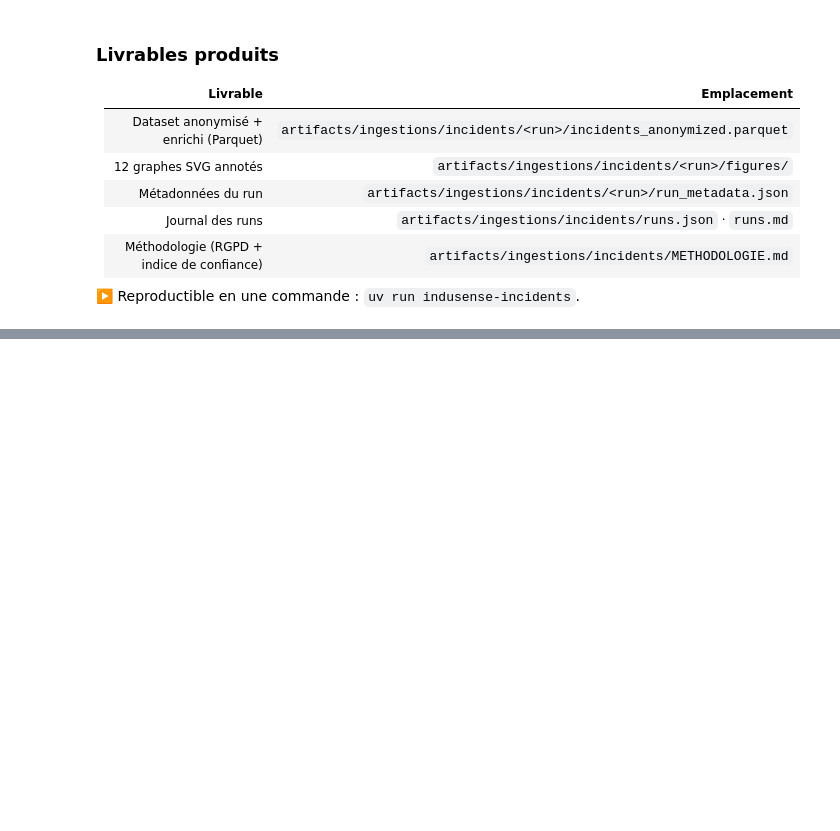
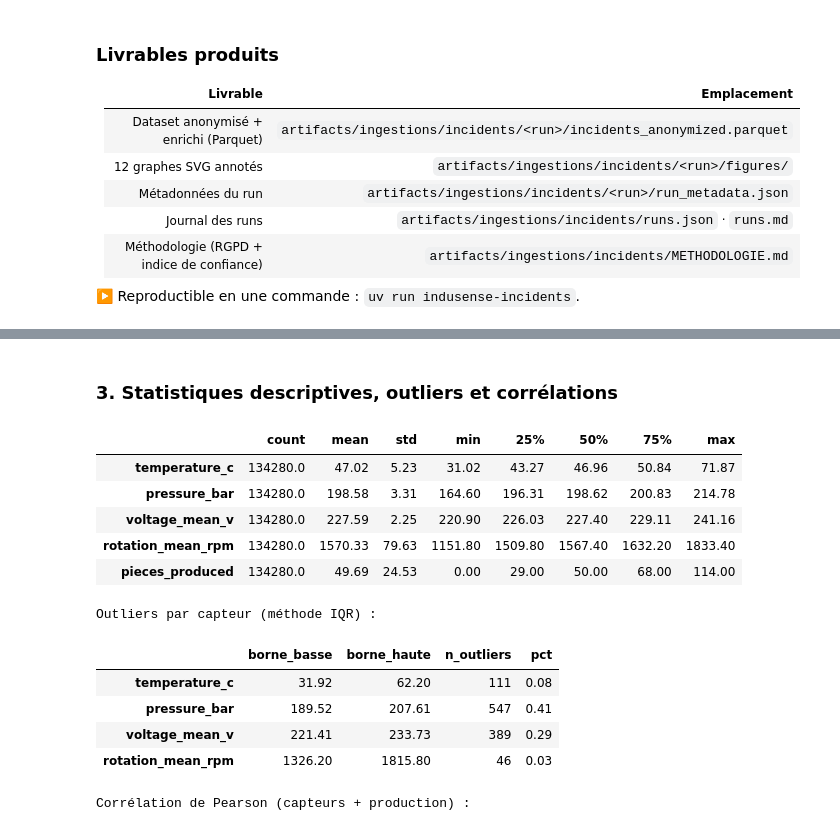
Before and after one commit to palauzet/AELION_Concevoir_Et_Implementer_Solution_IA, a Jupyter notebook: notebooks/01_enquete_donnees.ipynb, the cells around one changed output, grey strips where cells are left out. Drawn from its saved outputs; the diff is of its cells as text; code cells hidden in the pictures; blank space fills up the shorter version.

```diff
--- a/notebooks/01_enquete_donnees.ipynb
+++ b/notebooks/01_enquete_donnees.ipynb
@@ -347,0 +361,12 @@ Chi2 machine x type : chi2=105 (dof=112)  p=0.67  V de Cramer=0.000  (cellules e
+# %%
+from indusense.data import telemetry_analyze as tel_an
+
+meta_tel = tel_an.run_analysis()
+print(f"Run {meta_tel['run_id']}")
+print(
+    f"  lignes={meta_tel['n_lignes']} machines={meta_tel['machines_uniques']}"
+    f"  doublons_retires={meta_tel['n_doublons_supprimes']} NaN={meta_tel['n_nan_total']}"
+    f"  outliers={meta_tel['n_outliers_total']}"
+)
+print(f"  anonymisation requise : {meta_tel['anonymisation_requise']}")
+print(f"  periode : {meta_tel['periode_debut']} -> {meta_tel['periode_fin']}")
@@ -347,0 +401,24 @@ Chi2 machine x type : chi2=105 (dof=112)  p=0.67  V de Cramer=0.000  (cellules e
+# %% [markdown]
+### 3. Statistiques descriptives, outliers et corrélations
+# %%
+df_tel = tel_an.enrich(tel_an.deduplicate(tel_an.load_telemetry_raw())[0])
+stats = tel_an.descriptive_stats(df_tel)
+display(stats['global'].round(2))
+print('Outliers par capteur (méthode IQR) :')
+display(tel_an.detect_outliers(df_tel))
+print('Corrélation de Pearson (capteurs + production) :')
+tel_an.correlations(df_tel)['pearson'].round(2)
+# %% [output]
+|  | count | mean | std | min | 25% | 50% | 75% | max |
+| temperature_c | 134280.0 | 47.02 | 5.23 | 31.02 | 43.27 | 46.96 | 50.84 | 71.87 |
+| pressure_bar | 134280.0 | 198.58 | 3.31 | 164.60 | 196.31 | 198.62 | 200.83 | 214.78 |
+| voltage_mean_v | 134280.0 | 227.59 | 2.25 | 220.90 | 226.03 | 227.40 | 229.11 | 241.16 |
+| rotation_mean_rpm | 134280.0 | 1570.33 | 79.63 | 1151.80 | 1509.80 | 1567.40 | 1632.20 | 1833.40 |
+| pieces_produced | 134280.0 | 49.69 | 24.53 | 0.00 | 29.00 | 50.00 | 68.00 | 114.00 |
+Outliers par capteur (méthode IQR) :
+|  | borne_basse | borne_haute | n_outliers | pct |
+| temperature_c | 31.92 | 62.20 | 111 | 0.08 |
+| pressure_bar | 189.52 | 207.61 | 547 | 0.41 |
+| voltage_mean_v | 221.41 | 233.73 | 389 | 0.29 |
+| rotation_mean_rpm | 1326.20 | 1815.80 | 46 | 0.03 |
+Corrélation de Pearson (capteurs + production) :
```
Also changed, not shown: parts of 7 cells of this notebook, 10 other files.
